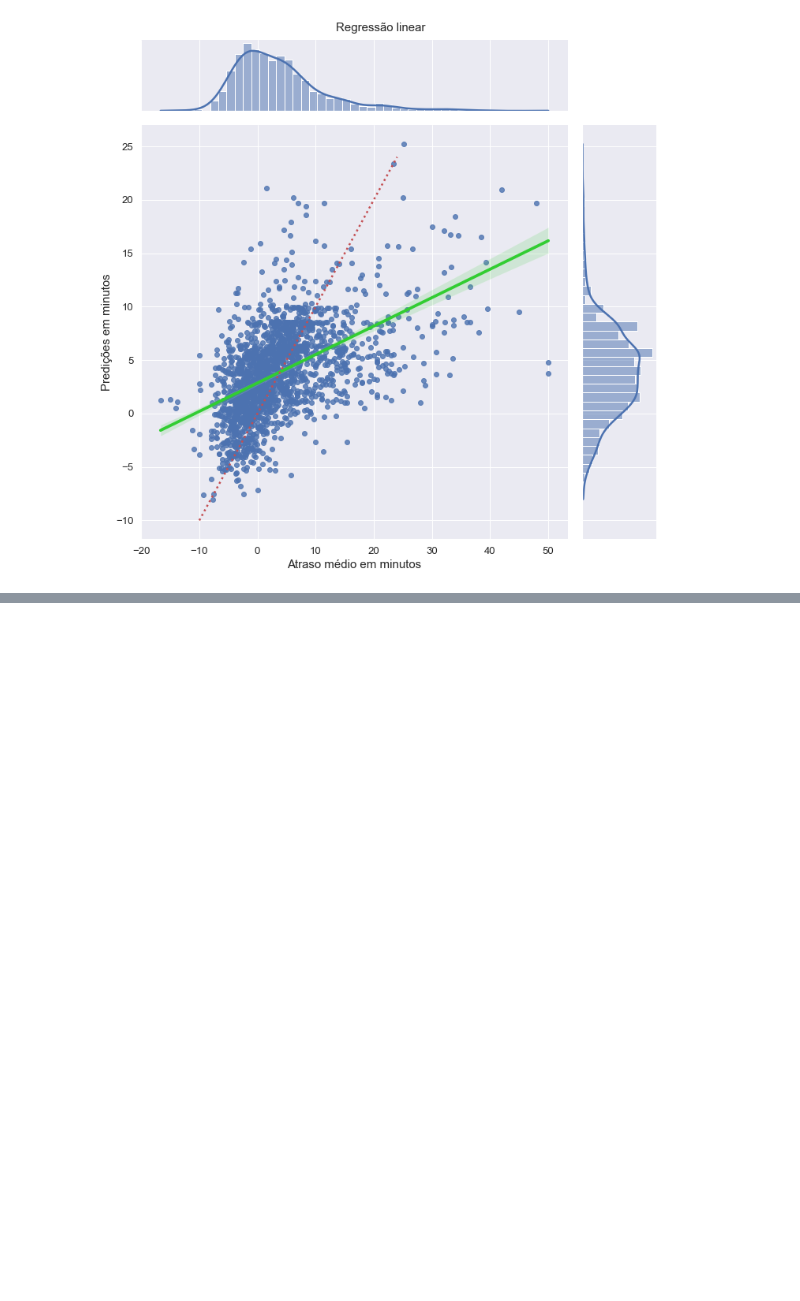
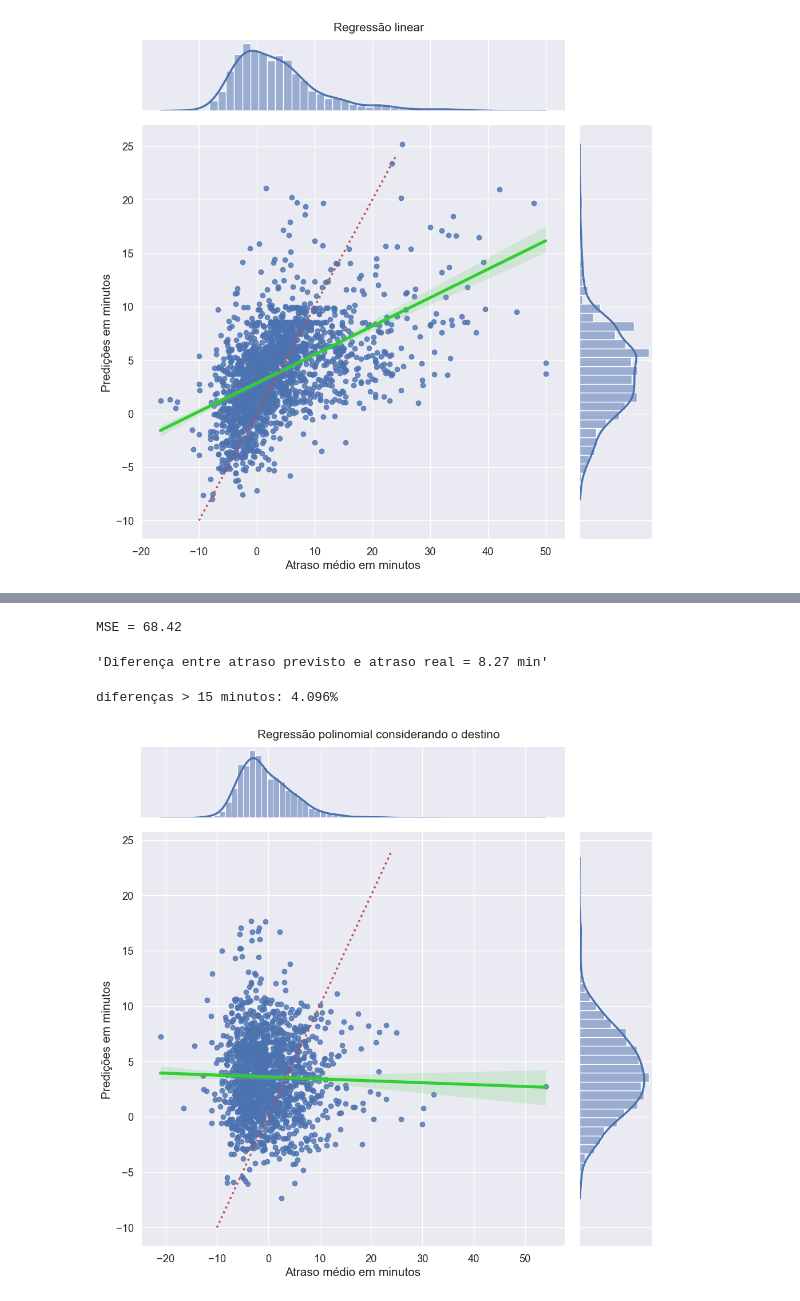
Before and after one commit to bekwendhausen/voos-kaggle-2015, a Jupyter notebook: flights-delay.ipynb, the cells around one changed output, grey strips where cells are left out. Saved outputs shown, nothing was run; the diff lists cells and outputs as text; code cells hidden in the pictures; blank space fills up the shorter version.

```diff
--- a/flights-delay.ipynb
+++ b/flights-delay.ipynb
@@ -1379,0 +1557,3 @@ plt.show()
+# %%
+df3 = create_df(df, comp)
+df3[:5]
@@ -1379,0 +1642,3 @@ plt.show()
+# %%
+df3 = create_df(df_test, comp)
+df3[:5]
@@ -1379,0 +1652,62 @@ plt.show()
+# %%
+label_conversao = dict()
+for s in label_aeroportos:
+    label_conversao[s[1]] = s[0]
+
+df3['ORIGIN_AIRPORT'].replace(label_conversao, inplace=True)
+
+for index, label in label_aeroportos:
+    temp = df3['ORIGIN_AIRPORT'] == index
+    temp = temp.apply(lambda x: 1.0 if x else 0.0)
+    if index == 0:
+        matrix = np.array(temp)
+    else:
+        matrix = np.vstack((matrix, temp))
+matrix = matrix.T
+
+b = np.array(df3[['horario_decolagem', 'horario_pouso']])
+X_test = np.hstack((matrix, b))
+Y_test = np.array(df3['DEPARTURE_DELAY'])
+Y_test = Y_test.reshape(len(Y_test), 1)
+# %%
+X_ = poly.fit_transform(X_test)
+result = ridgereg.predict(X_)
+score = metrics.mean_squared_error(result, Y_test)
+print('MSE = {}'.format(round(score, 2)))
+# %% [output]
+MSE = 68.42
+# %%
+'Diferença entre atraso previsto e atraso real = {:.2f} min'.format(np.sqrt(score))
+# %% [output]
+'Diferença entre atraso previsto e atraso real = 8.27 min'
+# %%
+
+icount = 0
+for i, val in enumerate(Y_test):
+    if abs(val-predictions[i]) > 15:
+        icount += 1
+print("diferenças > 15 minutos: {}%".format(
+    round((icount / len(predictions))*100, 3)))
+# %% [output]
+diferenças > 15 minutos: 4.096%
+# %%
+tips = pd.DataFrame()
+tips["prediction"] = pd.Series([float(s) for s in predictions])
+tips["original_data"] = pd.Series([float(s) for s in Y_test])
+
+
+grafico3 = sns.jointplot(x="original_data", y="prediction", data=tips, size=10,
+                         ratio=5, joint_kws={'line_kws': {'color': 'limegreen'}},
+                         kind='reg')
+
+grafico3.ax_joint.set_xlabel('Atraso médio em minutos', fontsize=15)
+grafico3.ax_joint.set_ylabel('Predições em minutos', fontsize=15)
+grafico3.ax_joint.plot(list(range(-10, 25)), list(range(-10, 25)), linestyle=':',
+                       color='r')
+
+plt.suptitle('Regressão polinomial considerando o destino', fontsize=15)
+grafico3.fig.subplots_adjust(top=0.95)
+
+plt.show()
+# %% [output]
+[figure, added]
```
Also changed, not shown: parts of 33 cells of this notebook, 1 other file.
